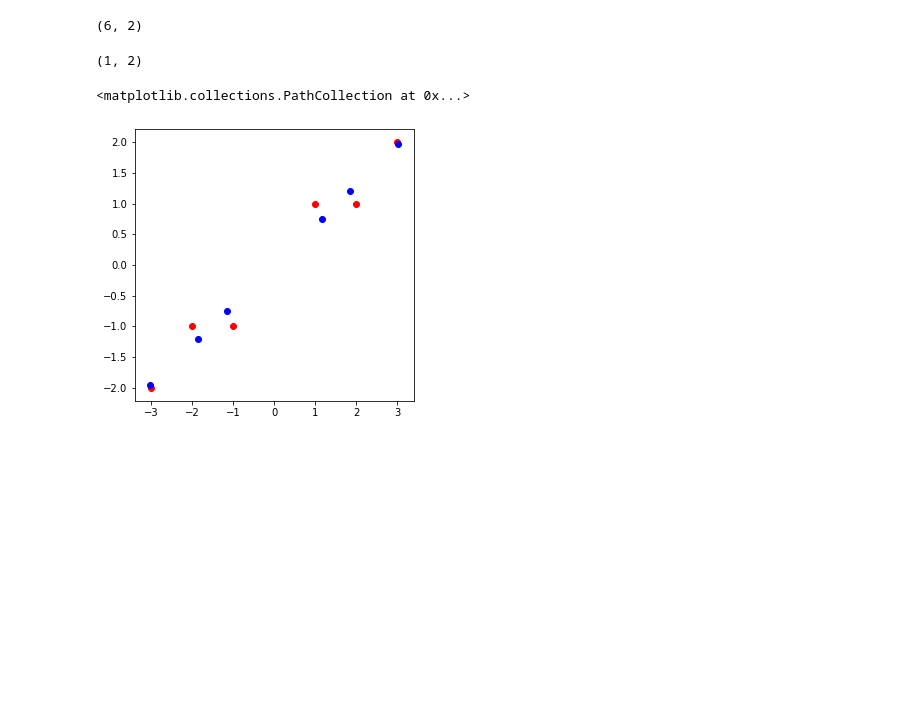
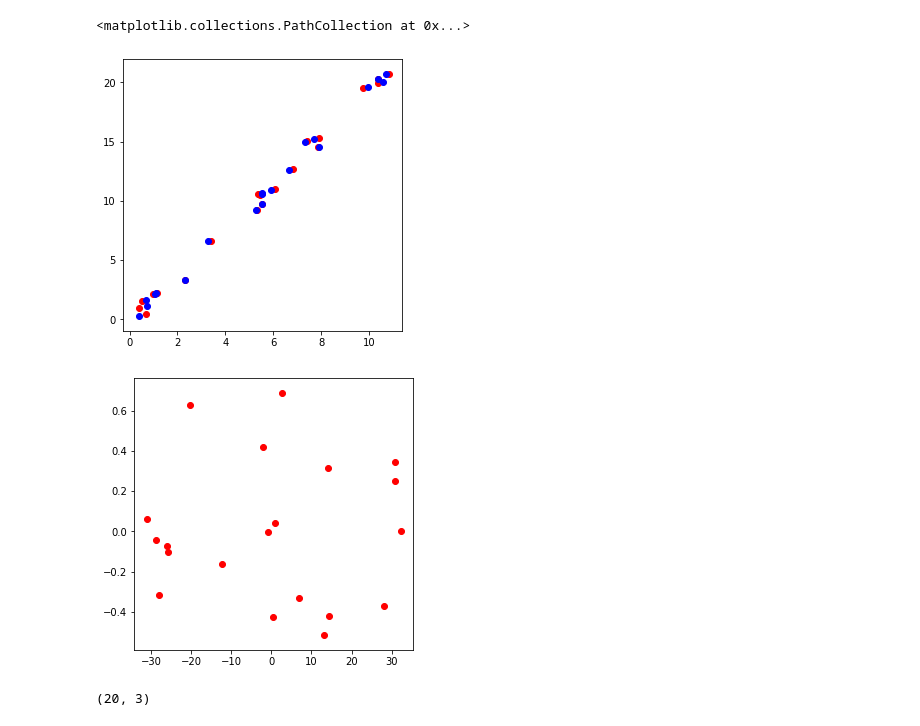
Before and after one commit to evistream/201911artifact_removal, a Jupyter notebook: ipynb/testPCA.ipynb, the cells around one changed output. Saved outputs shown, nothing was run; the diff lists cells and outputs as text; code cells hidden in the pictures; blank space fills up the shorter version.

```diff
--- a/ipynb/testPCA.ipynb
+++ b/ipynb/testPCA.ipynb
@@ -6,27 +1,37 @@ print(X_.shape)
+# %%
+import matplotlib.pyplot as plt
+import numpy as np
+from sklearn.decomposition import IncrementalPCA
+
+def genData(n):
+    arr=[]
+    for i in range(n):
+        x = np.random.random()
+        ele=[np.random.random()+10*x,np.random.random()+20*x,np.random.random()+30*x,np.random.random()+50*x,]
+        arr.append(ele)
+    return np.array(arr)
+
+X = genData(20)
+pca = PCA(n_components=3)
+pca.fit(X)
+X_=pca.transform(X)
+
+b = np.mean(X, axis=0)
+X_reduced=np.matmul(X_,pca.components_) + b
+
+fig = plt.figure(figsize=(5,5))
+axes = fig.add_subplot(1, 1, 1)
+axes.scatter(X[:,0],X[:,1], color='red', label='raw')
+axes.scatter(X_reduced[:,0],X_reduced[:,1], color='b', label='reduced')
+
+fig = plt.figure(figsize=(5,5))
+axes = fig.add_subplot(1, 1, 1)
+axes.scatter(X_[:,0],X_[:,1], color='red', label='transformed')
+# %% [output]
+<matplotlib.collections.PathCollection at 0x...>
+[figure, added]
+[figure, added]
 # %%
-X_=ipca.transform(X)
-X.shape
+X_.shape
 # %% [output]
-(6, 2)
+(20, 3)
-# %%
-ipca.components_.shape
-# %% [output]
-(1, 2)
-# %%
-import matplotlib.pyplot as plt
-import numpy as np
-from sklearn.decomposition import IncrementalPCA
-X = np.array([[-1, -1], [-2, -1], [-3, -2], [1, 1], [2, 1], [3, 2]])
-ipca = IncrementalPCA(n_components=1, batch_size=3)
-ipca.fit(X)
-IncrementalPCA(batch_size=3, copy=True, n_components=2, whiten=False)
-X_=ipca.transform(X)
-X_reduced=np.matmul(X_,ipca.components_)
-
-fig = plt.figure(figsize=(5,5))
-axes = fig.add_subplot(1, 1, 1)
-axes.scatter(X[:,0],X[:,1], color='red', label='raw')
-axes.scatter(X_reduced[:,0],X_reduced[:,1], color='b', label='reduced')
-# %% [output]
-<matplotlib.collections.PathCollection at 0x...>
-[figure, removed]
```
Also changed, not shown: parts of 2 cells of this notebook, 19 other files.
